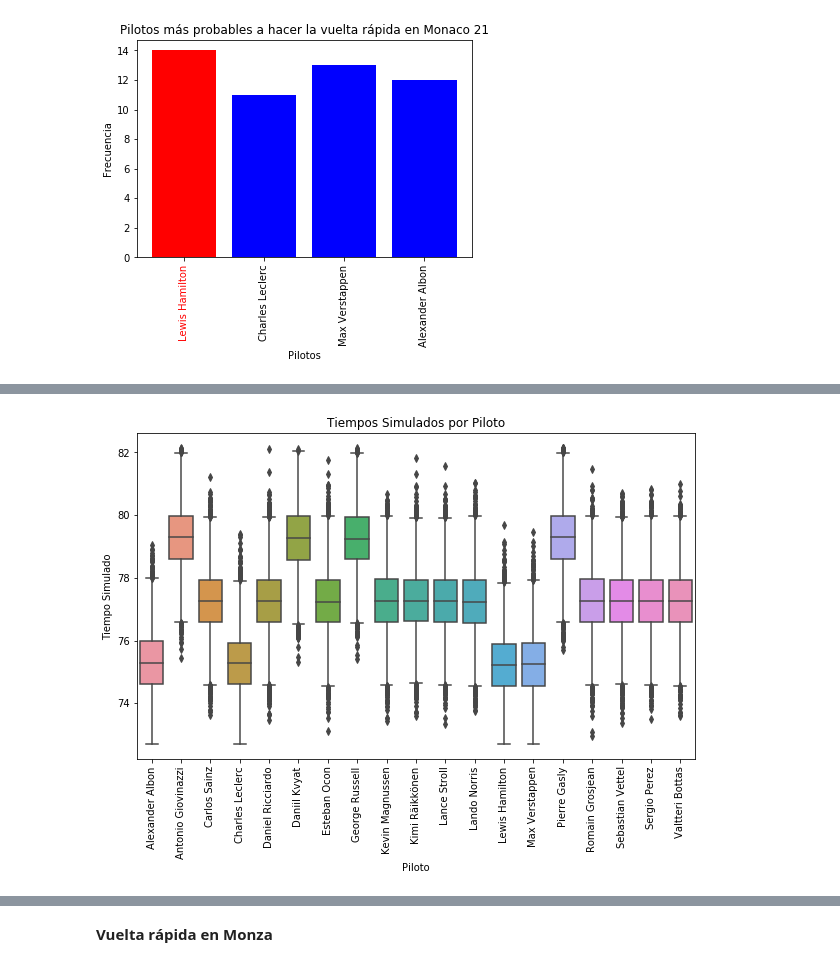
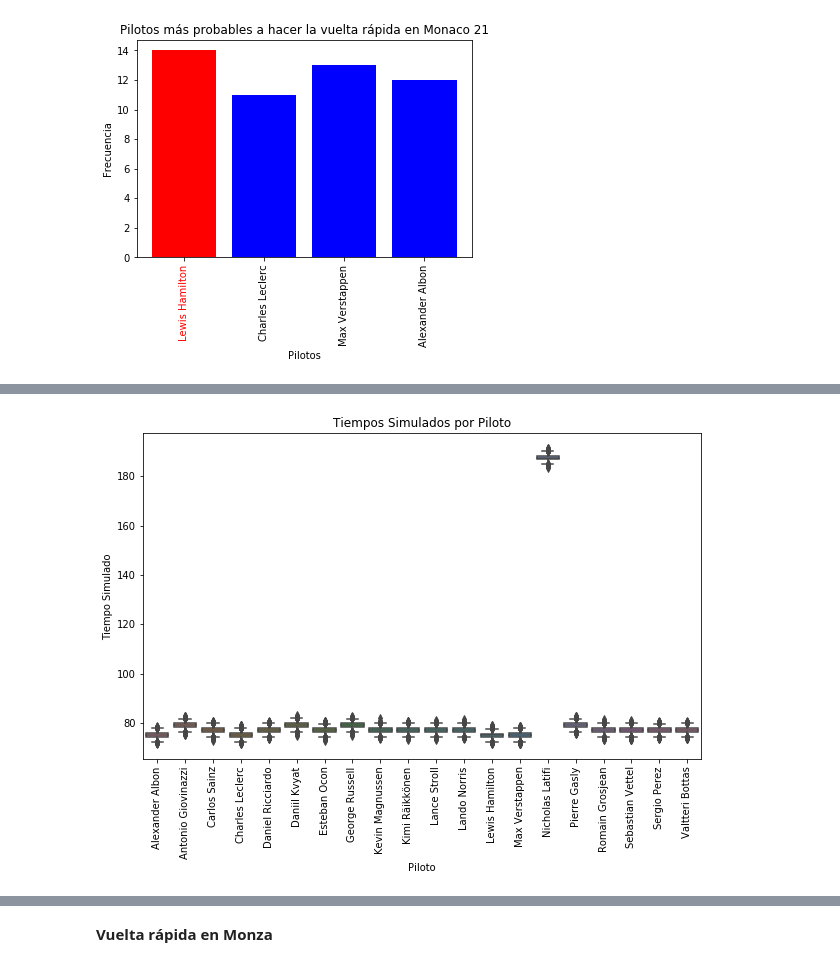
Before and after one commit to carolanb/Proyecto_modulo1, a Jupyter notebook: GuiaProyectoActual.ipynb, the cells around one changed output, grey strips where cells are left out. Saved outputs shown, nothing was run; the diff lists cells and outputs as text; code cells hidden in the pictures.

```diff
--- a/GuiaProyectoActual.ipynb
+++ b/GuiaProyectoActual.ipynb
@@ -418,5 +464,8 @@ def datasim_monaco(N):
     #Rango intercuartílico para eliminar outliers
     s_data, low_l, up_l = remove_outliers(sim_data)
 
-    return s_data
+    return s_data,sim_data
+# %%
+#simulación con outliers
+monaco_conoutliers = datasim_monaco(10000)[1]
 # %%
@@ -508,4 +562,4 @@ visual_resultados_vr(monaco21_vr,'Pilotos más probables a hacer la vuelta rápi
 # %%
-boxplt(sim_dt_monaco,'Tiempos Simulados por Piloto')
+boxplt(monaco_conoutliers,'Tiempos Simulados por Piloto')
 # %% [output]
-[figure, old version]
+[figure, new version]
```
Also changed, not shown: parts of 24 cells of this notebook.
